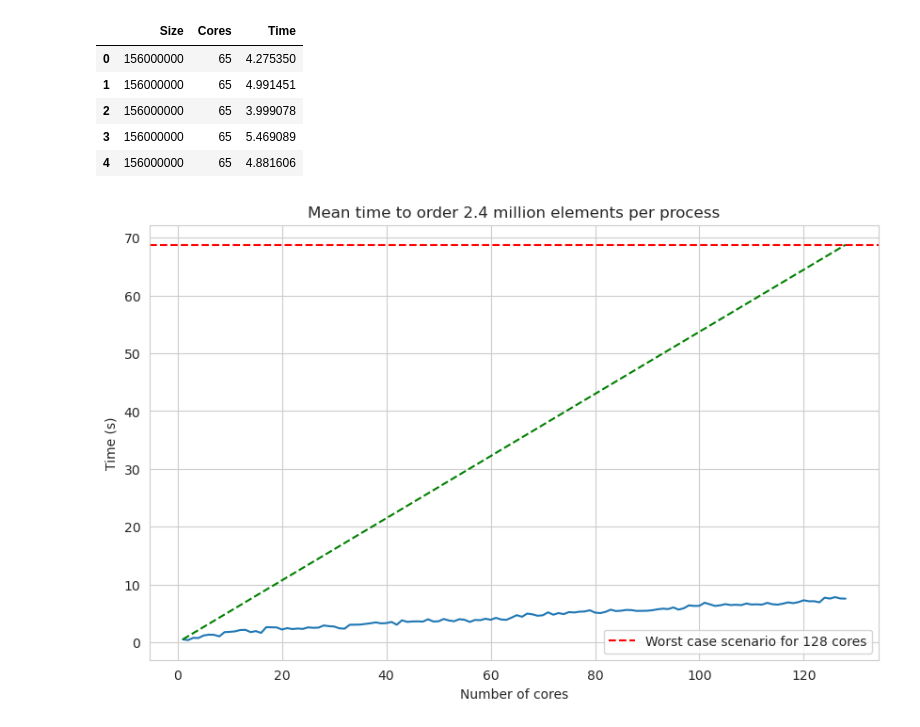
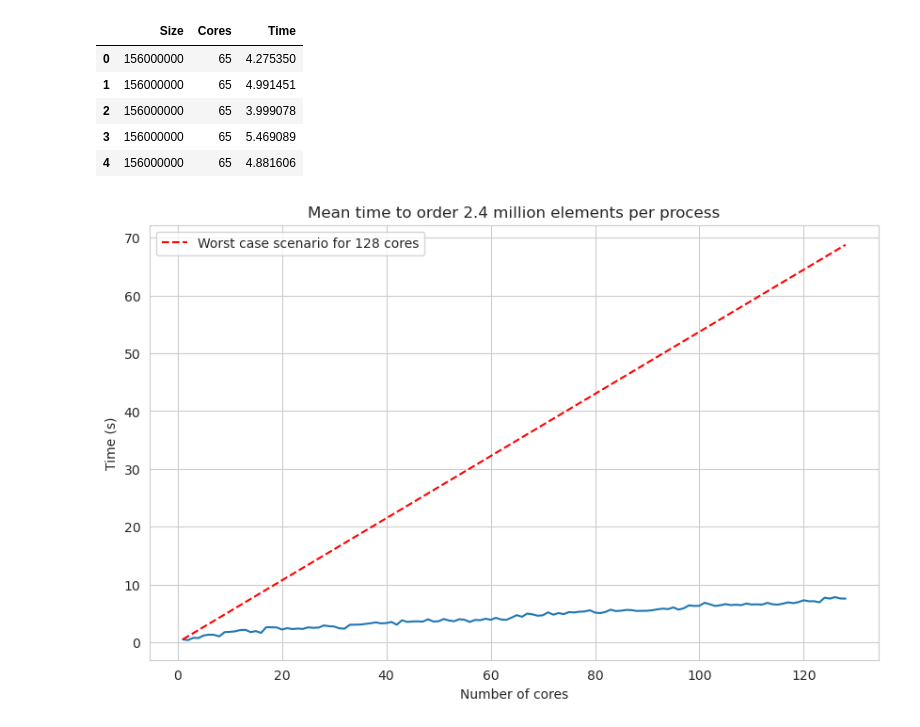
Before and after one commit to ValentinisAlessio/HPC_final_project, a Jupyter notebook: exercise2/plots/wmpi.ipynb, the cells around one changed output. Drawn from its saved outputs; the diff is of its cells as text; code cells hidden in the pictures.

```diff
--- a/exercise2/plots/wmpi.ipynb
+++ b/exercise2/plots/wmpi.ipynb
@@ -57,23 +57,25 @@ df1.head()
 # %%
 total_wmpi = pd.concat([df, df1], ignore_index=True)
 
 mean_times_total = total_wmpi.groupby('Cores')['Time'].mean().reset_index()
 
 ax = sns.lineplot(x="Cores", y="Time", data=mean_times_total)
 
 #ax.set(ylim=(0, 68))
-ax.axhline(mean_times_total['Time'][0]*128, ls='--', color='r', label='Worst case scenario for 128 cores')
+#ax.axhline(mean_times_total['Time'][0]*128, ls='--', color='r', label='Worst case scenario for 128 cores')
 x = np.arange(1, 129)
 y = mean_times_total['Time'][0]*x
-plt.plot(x, y, 'g--')
+plt.plot(x, y, 'r--', label='Worst case scenario for 128 cores')
 
 ax.set_title('Mean time to order 2.4 million elements per process')
 ax.set_xlabel('Number of cores')
 ax.set_ylabel('Time (s)')
 plt.legend()
 
 fig = plt.gcf()
 fig.set_size_inches(10, 6)
+fig.savefig('wmpi_timings.png', dpi=300)
+
 plt.show()
 # %% [output]
-[figure, old version]
+[figure, new version]
```
Also changed, not shown: 13 other files.
